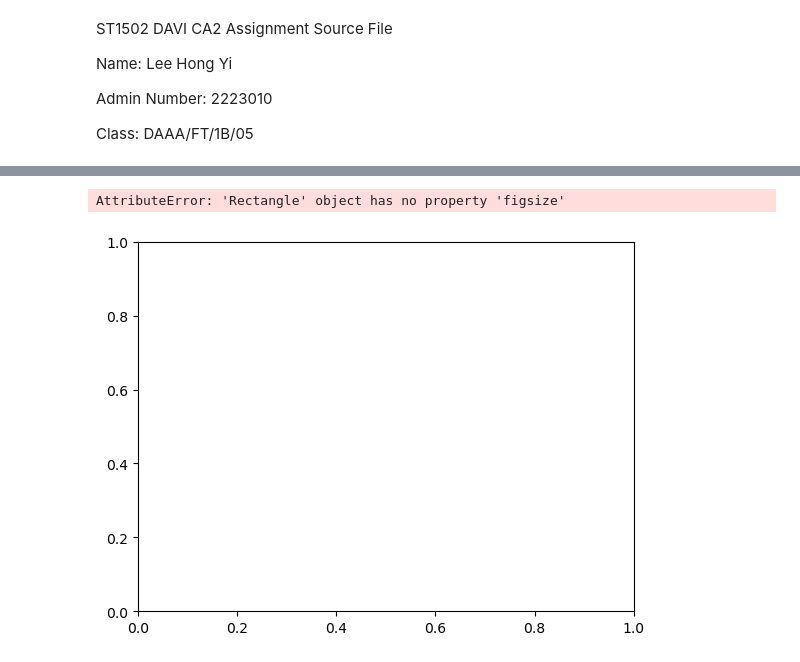
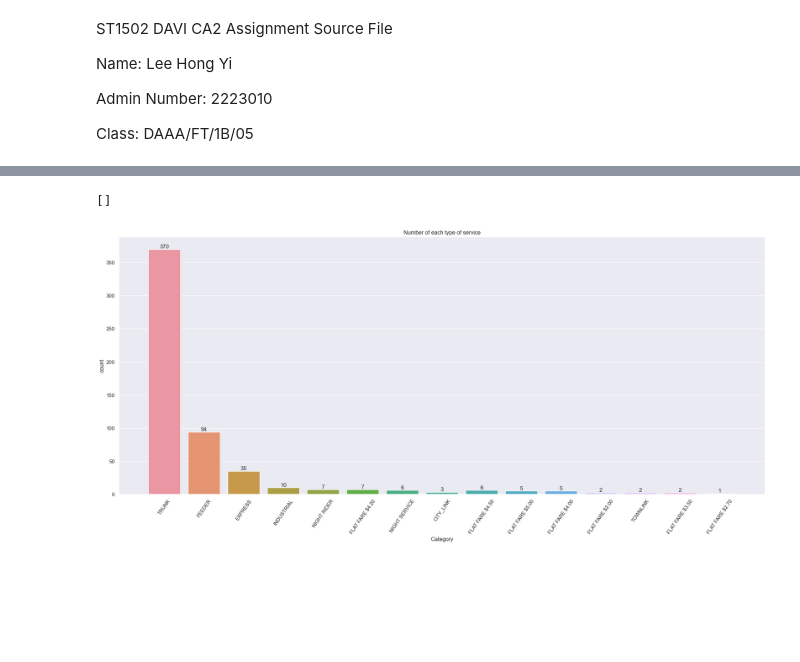
Before and after one commit to derpflections/DAVI_HousingVisualization, a Jupyter notebook: index.ipynb, the cells around one changed output, grey strips where cells are left out. Cells and saved outputs as stored; diff of their text form; code cells hidden in the pictures; blank space fills up the shorter version.

```diff
--- a/index.ipynb
+++ b/index.ipynb
@@ -34,5 +29,6 @@ print(uniqueService.shape)
 # %%
 ax = sns.countplot(data=uniqueRoute, x='Operator', order=bus_routes['Operator'].value_counts().index)
+sns.set(rc={'figure.figsize':(25,10)})
 ax.set_xticklabels(ax.get_xticklabels())
 ax.bar_label(ax.containers[0])
 ax.plot()
@@ -42,7 +38,9 @@ ax.plot()
 # %%
 ax2 = sns.histplot(data = uniqueRoute, x = "Distance", hue = "Operator", multiple = "stack", kde = True)
+sns.set(rc={'figure.figsize':(25,10)})
+
 print(uniqueRoute.shape)
-ax2.set_title("Distance of all bus routes")
+ax2.set_title("Histogram showing distance of all bus routes")
 ax2.plot()
 # %% [output]
 (555, 13)
@@ -51,9 +49,10 @@ ax2.plot()
 # %%
-ax = sns.countplot(data=uniqueService, x='Category', order=bus_services['Category'].value_counts().index, figsize = (30,10))
+ax = sns.countplot(data=uniqueService, x='Category', order=bus_services['Category'].value_counts().index)
+sns.set(rc={'figure.figsize':(25,10)})
 ax.set_title("Number of each type of service")
-ax.set_xticklabels(ax.get_xticklabels(),rotation = 75)
+ax.set_xticklabels(ax.get_xticklabels(),rotation = 55)
 ax.bar_label(ax.containers[0])
 ax.plot()
 # %% [output]
-AttributeError: 'Rectangle' object has no property 'figsize'
+[]
-[figure, old version]
+[figure, new version]
```
Also changed, not shown: parts of 6 cells of this notebook.
